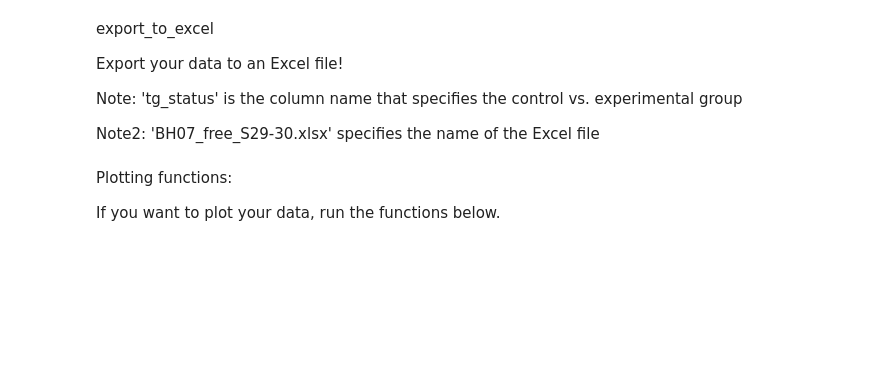
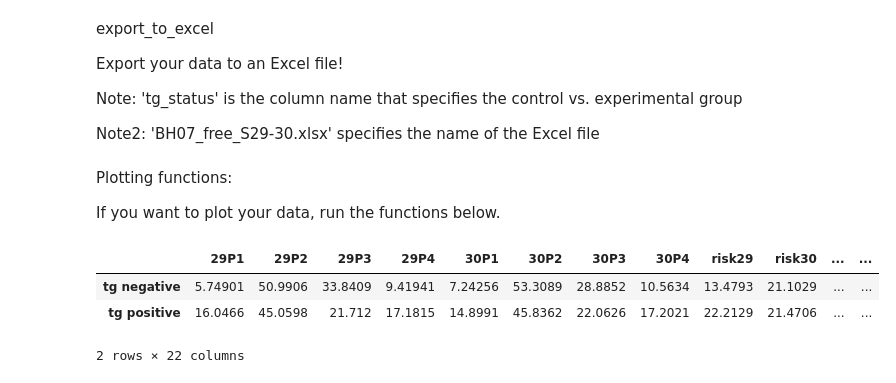
Before and after one commit to deckyblue/hathaway_1, a Jupyter notebook: hath_tutorial/Tutorial_draft.ipynb, the cells around one changed output. Cells and saved outputs as stored; diff of their text form; code cells hidden in the pictures; blank space fills up the shorter version.

```diff
--- a/hath_tutorial/Tutorial_draft.ipynb
+++ b/hath_tutorial/Tutorial_draft.ipynb
@@ -216,3 +227,14 @@ rgt.export_to_excel(df_summary, [control_group, exp_group], 'tg_status', 'BH07_f
 Plotting functions:
 
 If you want to plot your data, run the functions below.
+# %%
+group_names = {0: 'tg negative',
+              1: 'tg positive'}
+
+mean_scores, stderror = rgt.get_group_means_sem(df_summary, [control_group, exp_group], group_names)
+mean_scores
+# %% [output]
+|  | 29P1 | 29P2 | 29P3 | 29P4 | 30P1 | 30P2 | 30P3 | 30P4 | risk29 | risk30 | ... | ... |
+| tg negative | 5.74901 | 50.9906 | 33.8409 | 9.41941 | 7.24256 | 53.3089 | 28.8852 | 10.5634 | 13.4793 | 21.1029 | ... | ... |
+| tg positive | 16.0466 | 45.0598 | 21.712 | 17.1815 | 14.8991 | 45.8362 | 22.0626 | 17.2021 | 22.2129 | 21.4706 | ... | ... |
+2 rows × 22 columns
```
Also changed, not shown: parts of 8 cells of this notebook, 2 other files.
